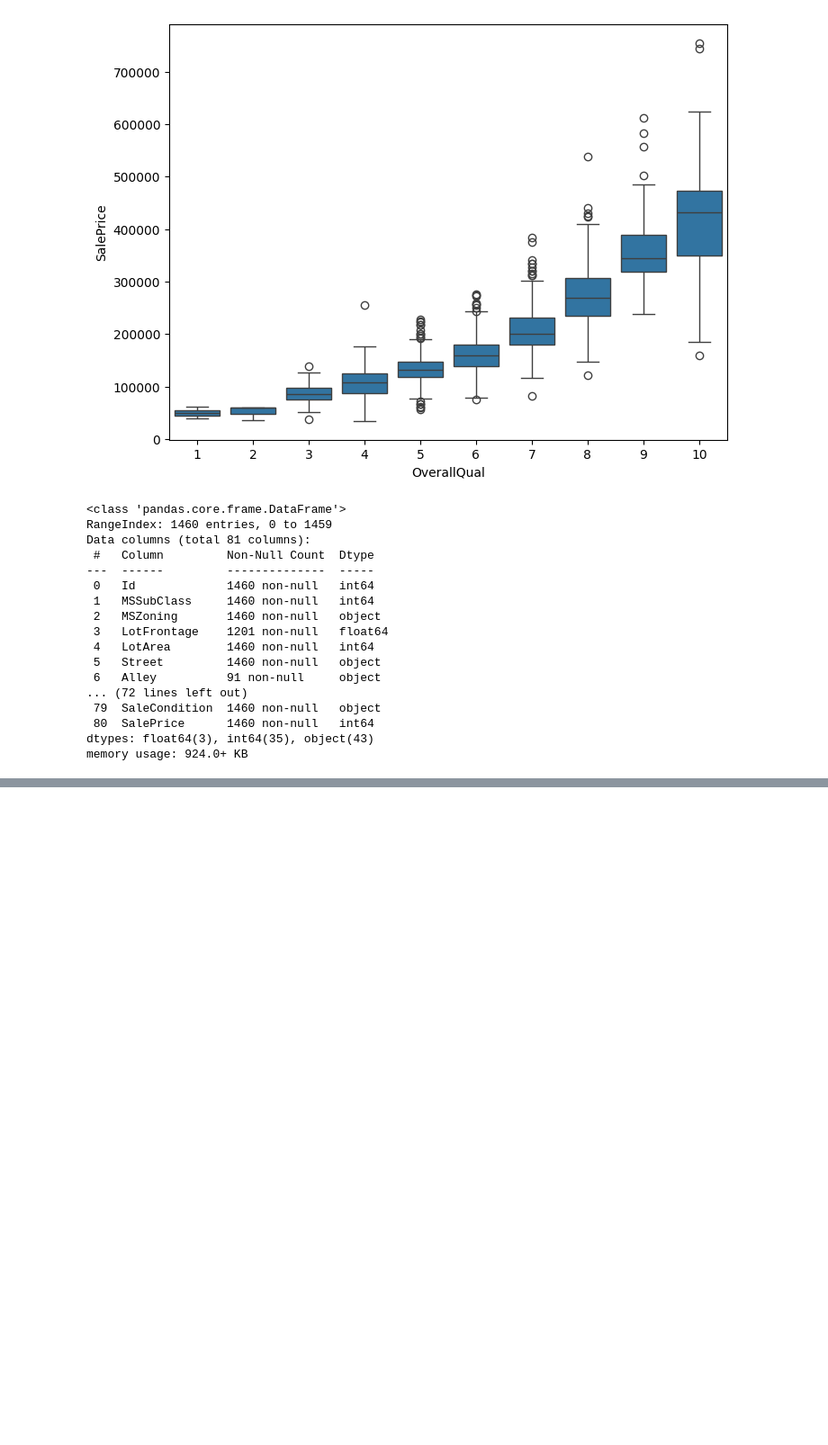
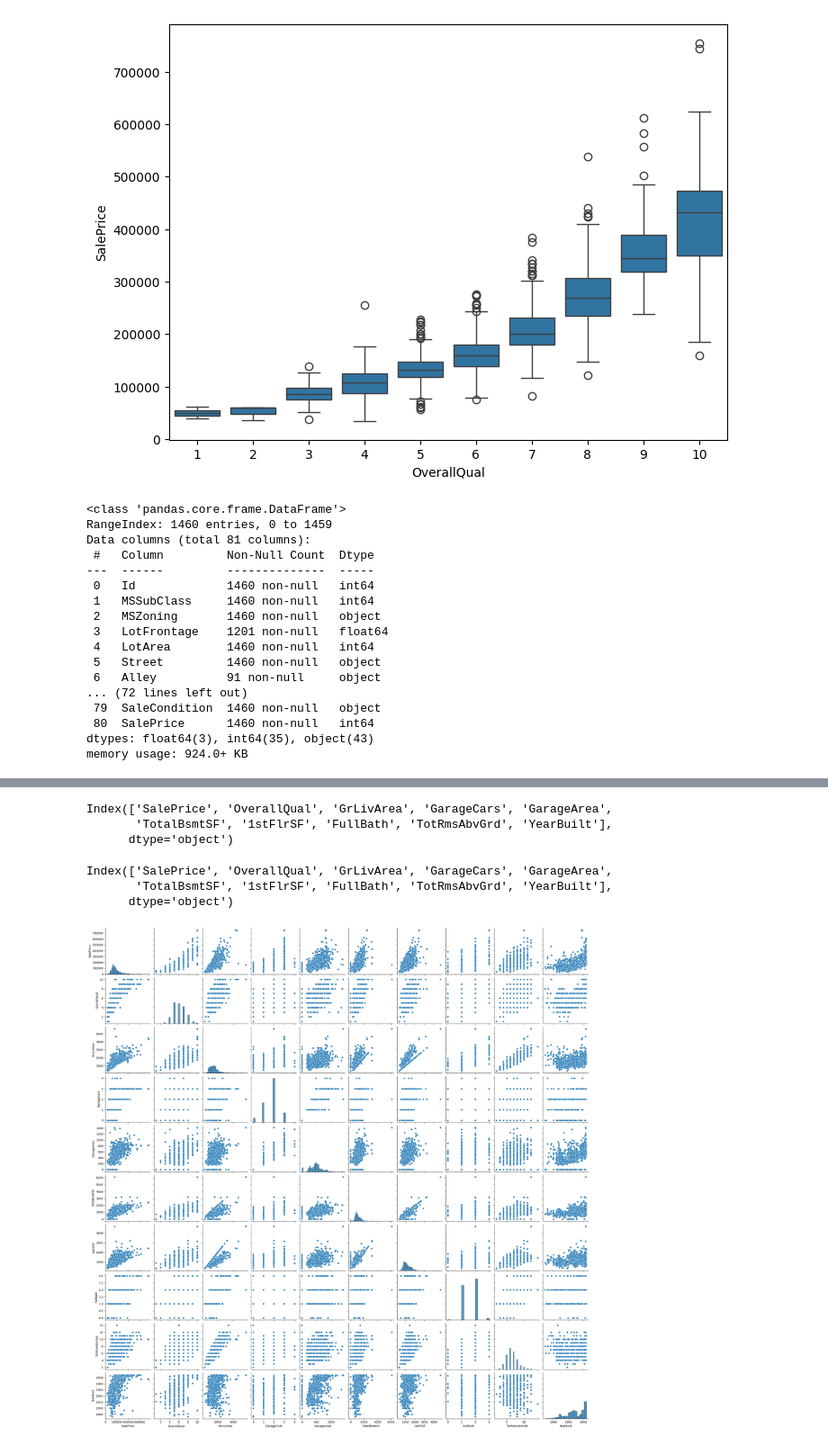
Before and after one commit to thiyanesh17/DataScientists_Notes, a Jupyter notebook: EDA Day1/Preprocessing_Day2.ipynb, the cells around one changed output, grey strips where cells are left out. Shown at 90% size. Saved outputs shown, nothing was run; the diff lists cells and outputs as text; code cells hidden in the pictures; blank space fills up the shorter version.

```diff
--- a/EDA Day1/Preprocessing_Day2.ipynb
+++ b/EDA Day1/Preprocessing_Day2.ipynb
@@ -205,0 +273,7 @@ memory usage: 924.0+ KB
+# %%
+cols = corr_mat.nlargest(10,'SalePrice')['SalePrice'].index
+cols
+# %% [output]
+Index(['SalePrice', 'OverallQual', 'GrLivArea', 'GarageCars', 'GarageArea',
+       'TotalBsmtSF', '1stFlrSF', 'FullBath', 'TotRmsAbvGrd', 'YearBuilt'],
+      dtype='object')
@@ -205,0 +284,13 @@ memory usage: 924.0+ KB
+# %%
+cols = corr_mat.nlargest(10,'SalePrice')['SalePrice'].index
+# %%
+cols
+# %% [output]
+Index(['SalePrice', 'OverallQual', 'GrLivArea', 'GarageCars', 'GarageArea',
+       'TotalBsmtSF', '1stFlrSF', 'FullBath', 'TotRmsAbvGrd', 'YearBuilt'],
+      dtype='object')
+# %%
+sns.pairplot(df_train[cols])
+plt.show()
+# %% [output]
+[figure, added]
```
Also changed, not shown: parts of 8 cells of this notebook, 1 other file.
